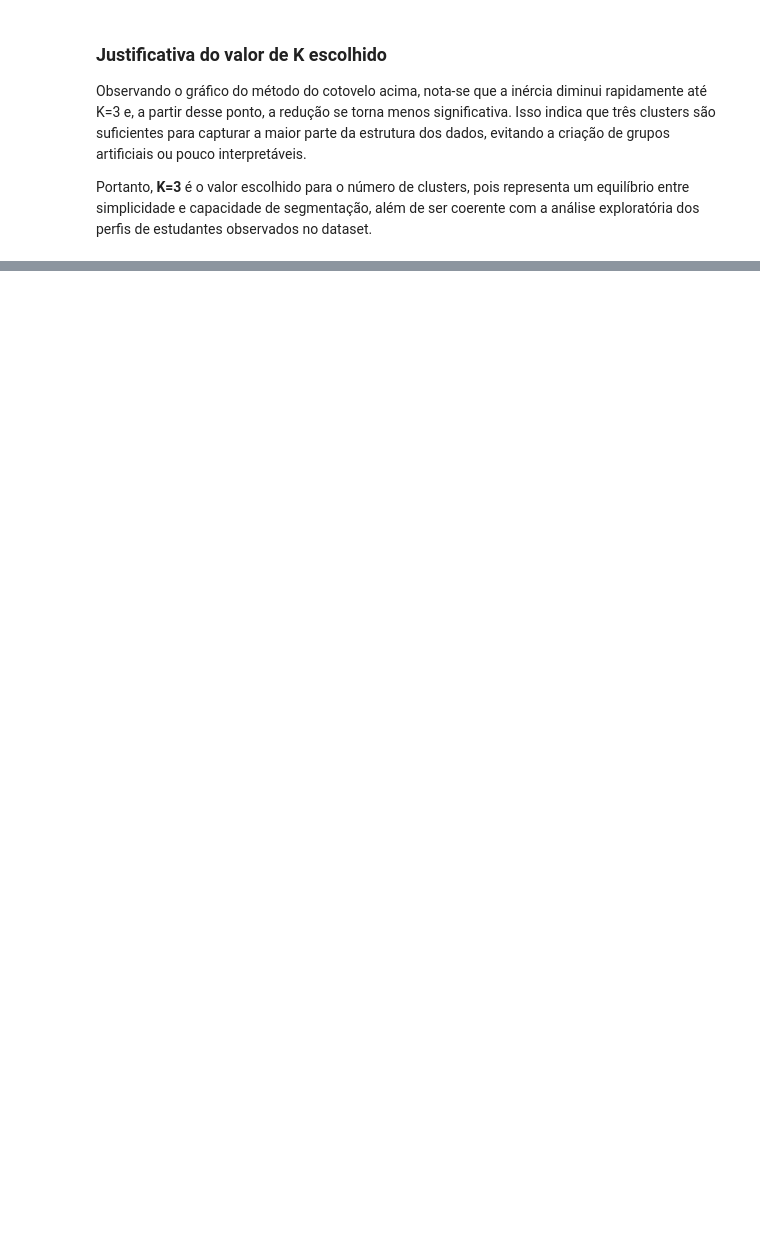
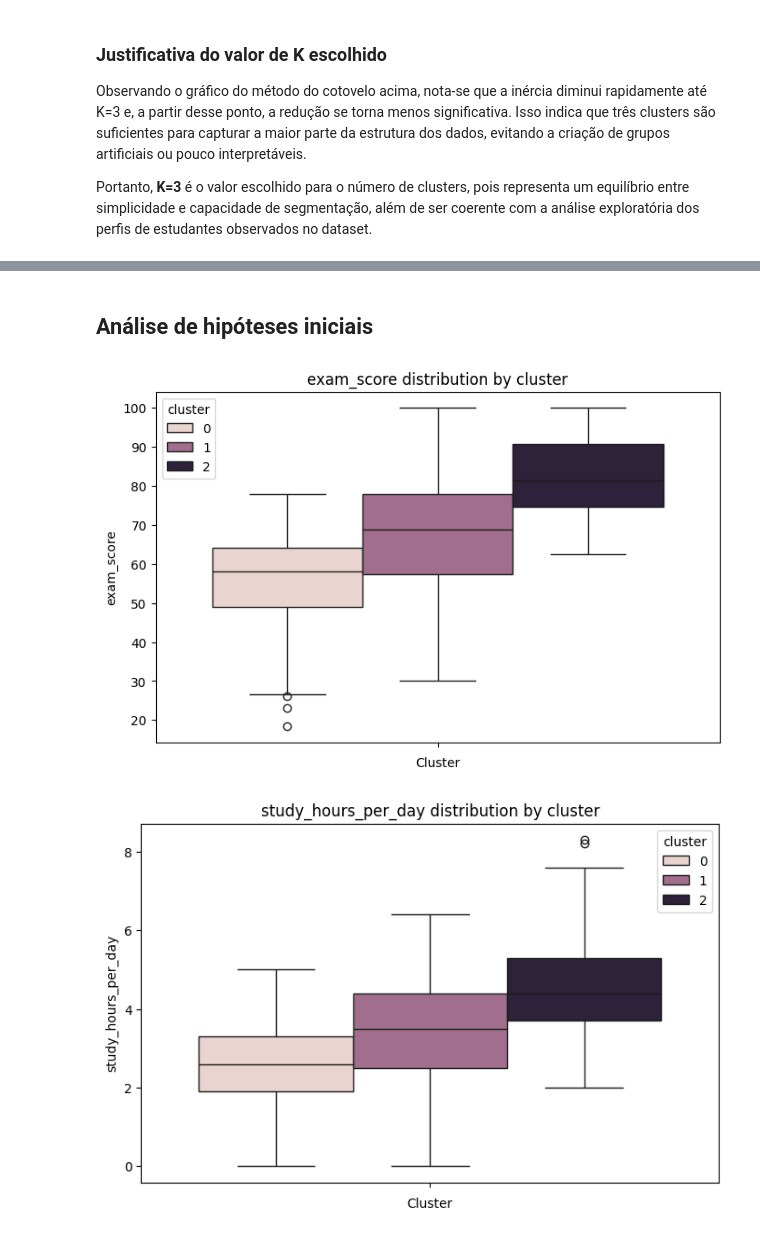
Before and after one commit to lucasdbr05/cis_ieee, a Jupyter notebook: pt2_clustering/main.ipynb, the cells around one changed output, grey strips where cells are left out. Saved outputs shown, nothing was run; the diff lists cells and outputs as text; code cells hidden in the pictures; blank space fills up the shorter version.

```diff
--- a/pt2_clustering/main.ipynb
+++ b/pt2_clustering/main.ipynb
@@ -244 +244,29 @@ df
 1000 rows × 16 columns
+# %% [markdown]
+## Análise de hipóteses iniciais
+# %%
+df['cluster'] = df['cluster'].map({0: 0, 1: 2, 2: 1})
+# %%
+features = ['exam_score', 'study_hours_per_day', 'social_media_hours', 'mental_health_rating']
+
+for feature in features:
+    plt.figure(figsize=(8, 5))
+    sns.boxplot(y=feature, hue="cluster", data=df)
+    plt.title(f"{feature} distribution by cluster")
+    plt.xlabel("Cluster")
+    plt.ylabel(feature)
+    plt.show()
+
+features = ['extracurricular_participation', 'diet_quality', 'internet_quality', 'part_time_job', 'exercise_frequency']
+
+for feature in features:
+    plt.figure(figsize=(8, 5))
+    sns.countplot(x=feature, hue='cluster', data=df)
+    plt.title(f"{feature} count by Cluster")
+    plt.xlabel(feature)
+    plt.ylabel("Count")
+    plt.legend(title="Cluster")
+    plt.show()
+# %% [output]
+[figure, added]
+[figure, added]
```
Also changed, not shown: parts of 4 cells of this notebook.
